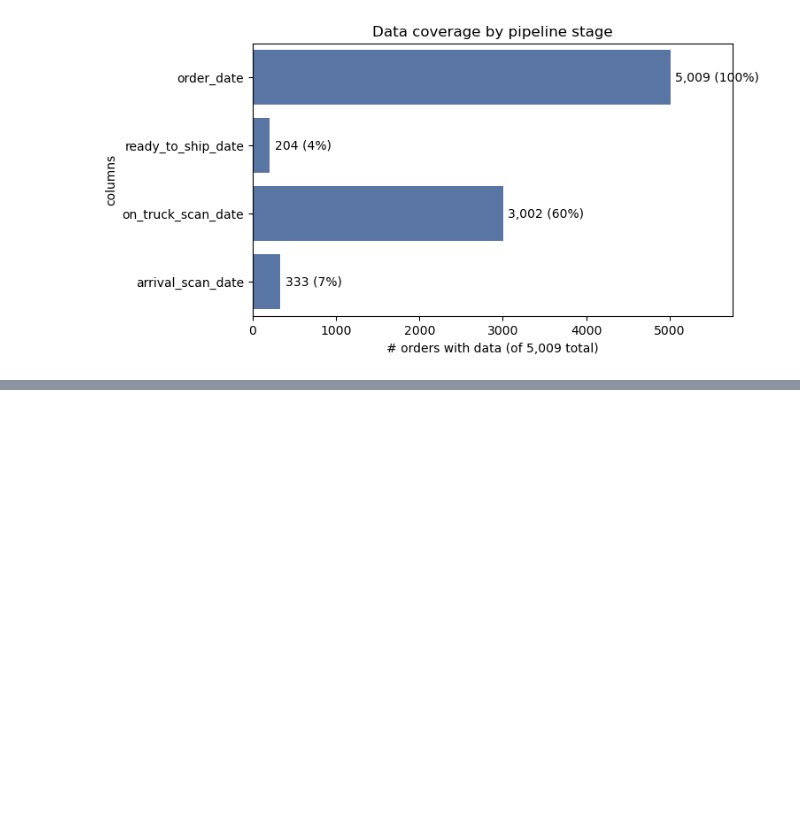
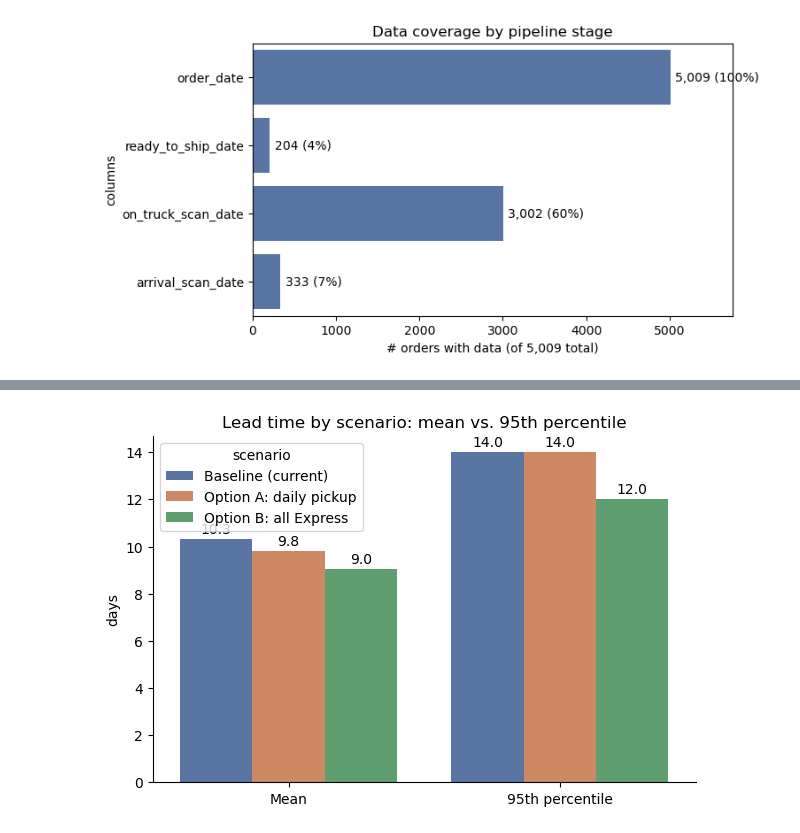
Before and after one commit to aparna2382/muesli_project, a Jupyter notebook: muesli.ipynb, the cells around one changed output, grey strips where cells are left out. Saved outputs shown, nothing was run; the diff lists cells and outputs as text; code cells hidden in the pictures; blank space fills up the shorter version.

```diff
--- a/muesli.ipynb
+++ b/muesli.ipynb
@@ -918,0 +1052,23 @@ ax.set_xlim(right=coverage.max() * 1.15);
+# %%
+n_sim = 100_000  # number of simulated orders
+
+df_new = pd.DataFrame({
+    "days_to_process": np.random.choice(df["days_to_process"].dropna().values, size=n_sim),
+    "process_to_shipment_days": np.random.choice(df["process_to_shipment_days"].dropna().values, size=n_sim),
+    "delivery_days": np.random.choice(df["delivery_days"].dropna().values, size=n_sim),
+})
+
+df_new["total_lead_time"] = (
+    df_new["days_to_process"]
+    + df_new["process_to_shipment_days"]
+    + df_new["delivery_days"]
+)
+
+display(df_new.head())
+display(df_new.describe())
+
+print("Average lead time:", df_new["total_lead_time"].mean())
+print("95th percentile:", np.percentile(df_new["total_lead_time"], 95))
+
+print("Real (non-missing) lead time — mean:", df["lead_time"].mean())
+print("Real (non-missing) lead time — 95th pct:", df["lead_time"].dropna().quantile(0.95))
@@ -918,0 +1239,20 @@ ax.set_xlim(right=coverage.max() * 1.15);
+# %%
+scenario_order = ['Baseline (current)', 'Option A: daily pickup', 'Option B: all Express']
+colors = ['#4C72B0', '#DD8452', '#55A868']
+
+metric_labels = {'mean_lead_time': 'Mean', 'p95_lead_time': '95th percentile'}
+plot_df = summary.reset_index().melt(id_vars='index', value_vars=list(metric_labels),
+                                      var_name='metric', value_name='days')
+plot_df['metric'] = plot_df['metric'].map(metric_labels)
+plot_df = plot_df.rename(columns={'index': 'scenario'})
+
+fig, ax = plt.subplots(figsize=(7, 4.5))
+sns.barplot(data=plot_df, x='metric', y='days', hue='scenario',
+            hue_order=scenario_order, palette=colors, ax=ax)
+for container in ax.containers:
+    ax.bar_label(container, fmt='%.1f', padding=2)
+ax.set_xlabel('')
+ax.set_title('Lead time by scenario: mean vs. 95th percentile')
+sns.despine()
+# %% [output]
+[figure, added]
```
Also changed, not shown: parts of 33 cells of this notebook, 3 other files.
